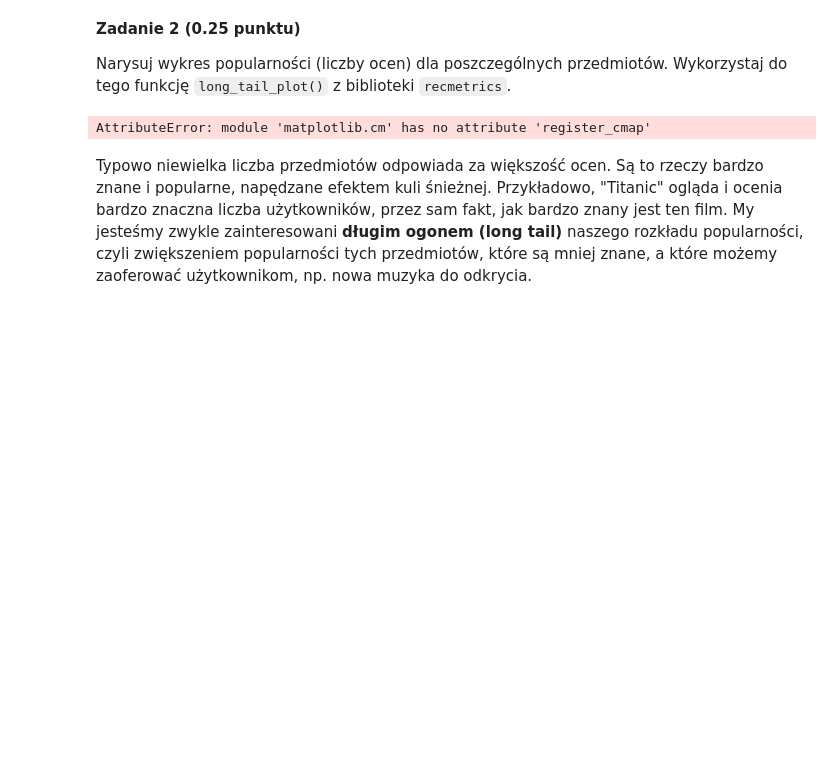
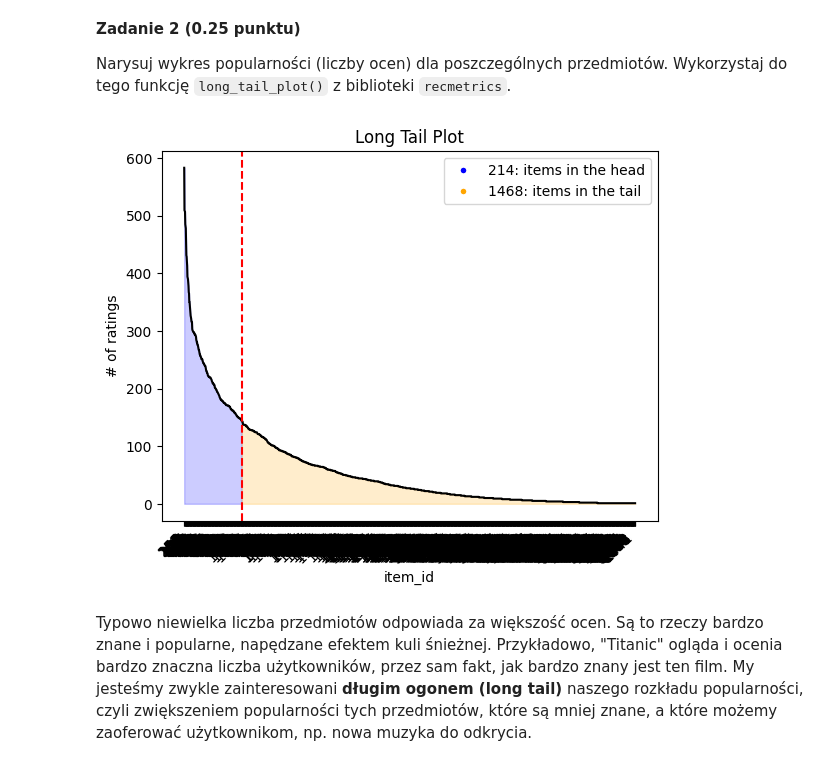
Before and after one commit to maciejmakowski2003/Artificial-Intelligence-Basics, a Jupyter notebook: lab7/lab_7.ipynb, the cells around one changed output. Saved outputs shown, nothing was run; the diff lists cells and outputs as text; code cells hidden in the pictures; blank space fills up the shorter version.

```diff
--- a/lab7/lab_7.ipynb
+++ b/lab7/lab_7.ipynb
@@ -197,9 +176,9 @@ Narysuj wykres popularności (liczby ocen) dla poszczególnych przedmiotów. Wyk
 # %%
 from recmetrics import long_tail_plot
 
-long_tail_plot(df=df, item_id_column='item_id', interaction_type='ratings', percentage=0.75)
+long_tail_plot(df=df, item_id_column='item_id', interaction_type='ratings', percentage=0.5)
 # %% [output]
-AttributeError: module 'matplotlib.cm' has no attribute 'register_cmap'
+[figure, added]
 # %% [markdown]
 Typowo niewielka liczba przedmiotów odpowiada za większość ocen. Są to rzeczy bardzo znane i popularne, napędzane efektem kuli śnieżnej. Przykładowo, "Titanic" ogląda i ocenia bardzo znaczna liczba użytkowników, przez sam fakt, jak bardzo znany jest ten film. My jesteśmy zwykle zainteresowani **długim ogonem (long tail)** naszego rozkładu popularności, czyli zwiększeniem popularności tych przedmiotów, które są mniej znane, a które możemy zaoferować użytkownikom, np. nowa muzyka do odkrycia.
 # %% [markdown]
```
Also changed, not shown: parts of 7 cells of this notebook.
